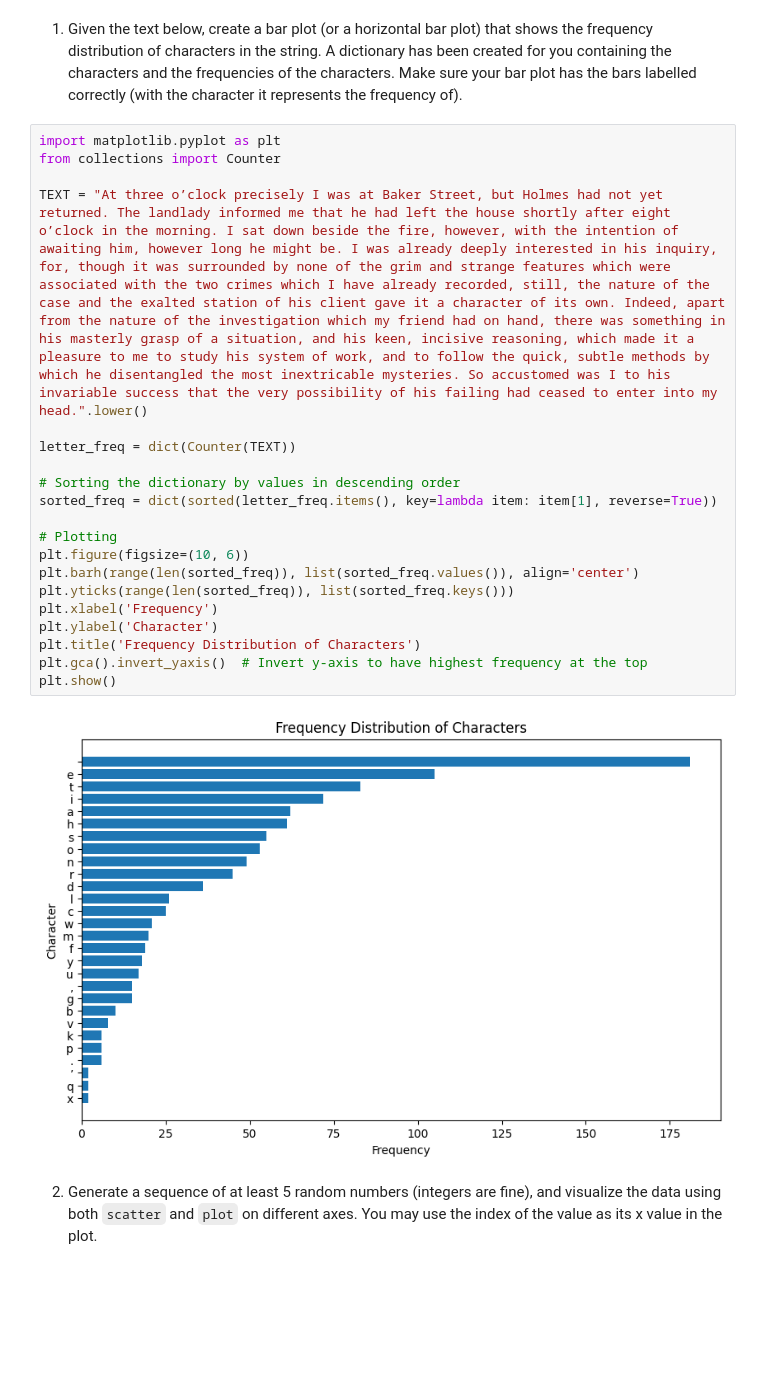
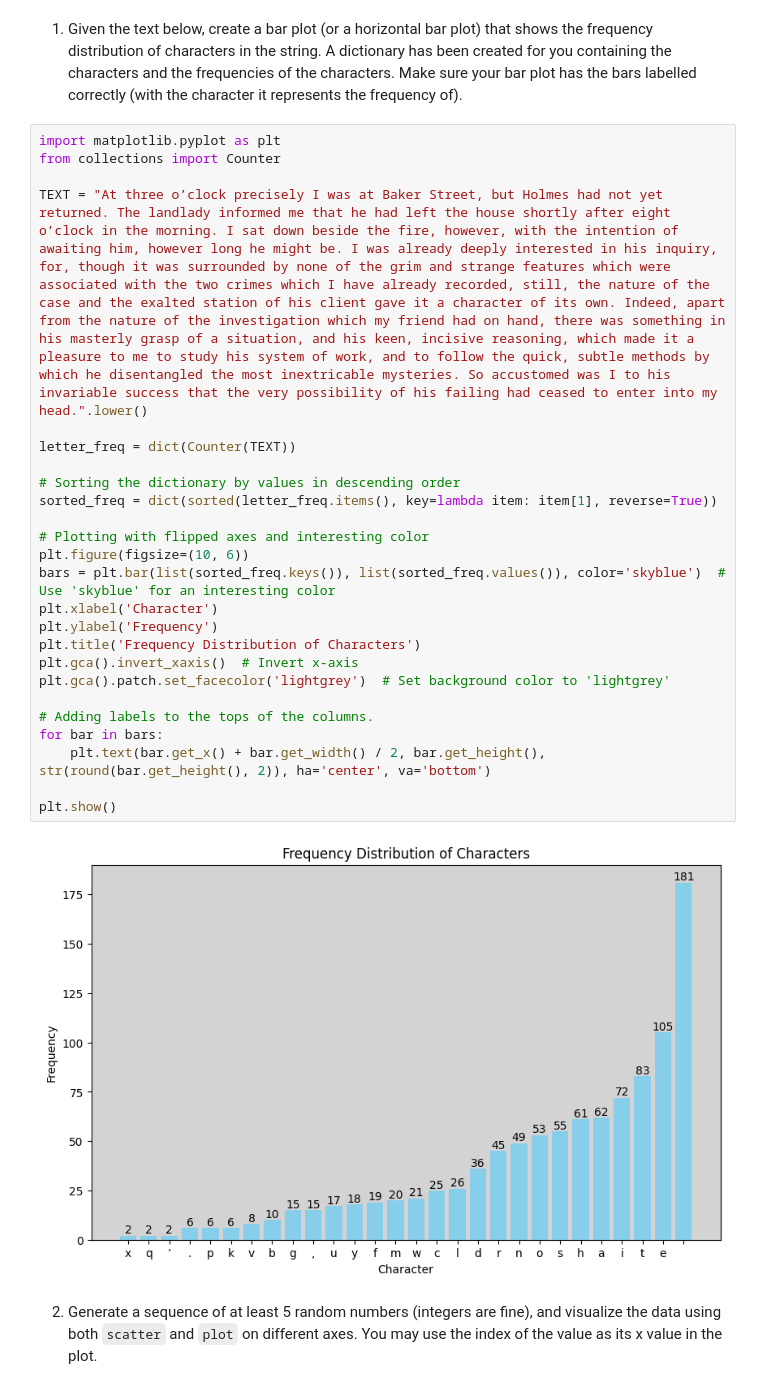
Before and after one commit to jg2012/pyplot, a Jupyter notebook: pyplot.ipynb, the cells around one changed output. Cells and saved outputs as stored; diff of their text form; blank space fills up the shorter version.

```diff
--- a/pyplot.ipynb
+++ b/pyplot.ipynb
@@ -19,25 +19,30 @@ Make sure your bar plot has the bars labelled correctly (with the character it r
 # %%
 import matplotlib.pyplot as plt
 from collections import Counter
 
 TEXT = "At three o’clock precisely I was at Baker Street, but Holmes had not yet returned. The landlady informed me that he had left the house shortly after eight o’clock in the morning. I sat down beside the fire, however, with the intention of awaiting him, however long he might be. I was already deeply interested in his inquiry, for, though it was surrounded by none of the grim and strange features which were associated with the two crimes which I have already recorded, still, the nature of the case and the exalted station of his client gave it a character of its own. Indeed, apart from the nature of the investigation which my friend had on hand, there was something in his masterly grasp of a situation, and his keen, incisive reasoning, which made it a pleasure to me to study his system of work, and to follow the quick, subtle methods by which he disentangled the most inextricable mysteries. So accustomed was I to his invariable success that the very possibility of his failing had ceased to enter into my head.".lower()
 
 letter_freq = dict(Counter(TEXT))
 
 # Sorting the dictionary by values in descending order
 sorted_freq = dict(sorted(letter_freq.items(), key=lambda item: item[1], reverse=True))
 
-# Plotting
+# Plotting with flipped axes and interesting color
 plt.figure(figsize=(10, 6))
-plt.barh(range(len(sorted_freq)), list(sorted_freq.values()), align='center')
-plt.yticks(range(len(sorted_freq)), list(sorted_freq.keys()))
-plt.xlabel('Frequency')
-plt.ylabel('Character')
+bars = plt.bar(list(sorted_freq.keys()), list(sorted_freq.values()), color='skyblue')  # Use 'skyblue' for an interesting color
+plt.xlabel('Character')
+plt.ylabel('Frequency')
 plt.title('Frequency Distribution of Characters')
-plt.gca().invert_yaxis()  # Invert y-axis to have highest frequency at the top
+plt.gca().invert_xaxis()  # Invert x-axis
+plt.gca().patch.set_facecolor('lightgrey')  # Set background color to 'lightgrey'
+
+# Adding labels to the tops of the columns.
+for bar in bars:
+    plt.text(bar.get_x() + bar.get_width() / 2, bar.get_height(), str(round(bar.get_height(), 2)), ha='center', va='bottom')
+
 plt.show()
 # %% [output]
-[figure, old version]
+[figure, new version]
 # %% [markdown]
 2. Generate a sequence of at least 5 random numbers (integers are fine), and visualize the data using both `scatter` and `plot` on different axes.  You may use the index of the value as its x value in the plot.
 # %%
```
